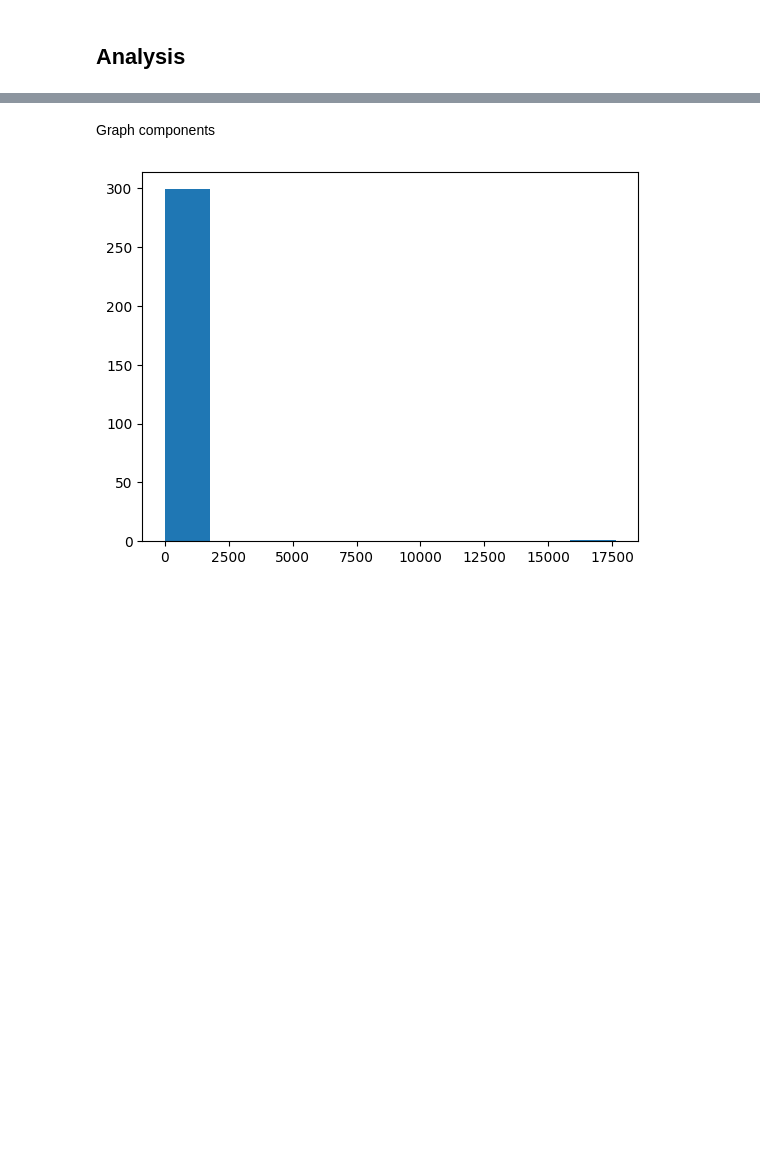
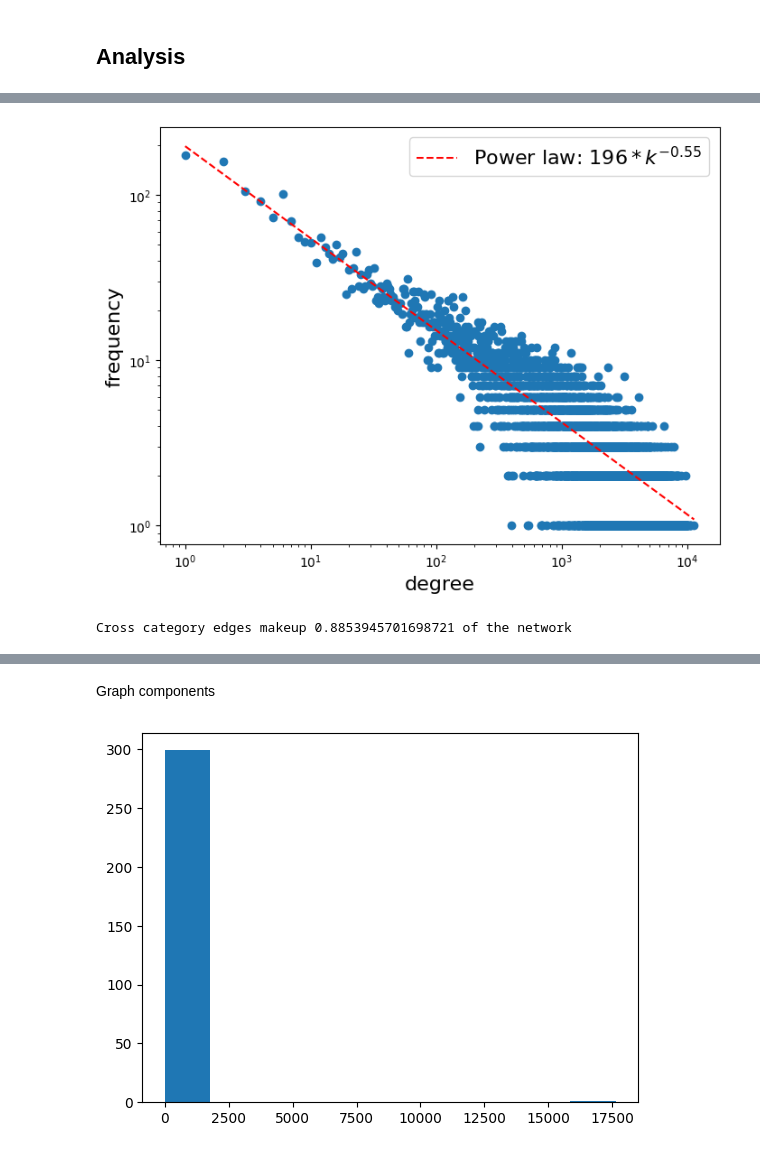
Before and after one commit to marceloslo/TP_MidiasSociais, a Jupyter notebook: Graph_analysis.ipynb, the cells around one changed output, grey strips where cells are left out. Drawn from its saved outputs; the diff is of its cells as text; code cells hidden in the pictures; blank space fills up the shorter version.

```diff
--- a/Graph_analysis.ipynb
+++ b/Graph_analysis.ipynb
@@ -55,0 +65,32 @@ for node in G.nodes:
+# %%
+cross_category_degrees = {}
+for node in tqdm(G.nodes):
+    cross_category_degrees[node] = sum([1 for u,v in G.edges(node) if G.nodes[v]['category'] != G.nodes[u]['category']])
+# %%
+target_func = func_powerlaw
+
+X, y = np.unique(list(cross_category_degrees.values()), return_counts=True)
+
+X=X[1:]
+y=y[1:]
+popt, pcov = curve_fit(target_func, X, y)
+
+plt.figure(figsize=(8, 6))
+plt.plot(X, target_func(X, *popt), '--',color='r',label=r'Power law: $196*k^{-0.55}$')
+plt.scatter(X,y)
+plt.loglog()
+plt.xlabel('degree',fontsize=16)
+plt.ylabel('frequency',fontsize=16)
+plt.legend(fontsize=16)
+plt.savefig('figures/cross_category_nodes_degrees.pdf',format='pdf')
+plt.show()
+# %% [output]
+[figure, added]
+# %%
+cross_category_edges = 0
+for u,v in tqdm(G.edges):
+    if G.nodes[u]['category']!=G.nodes[v]['category']:
+        cross_category_edges+=1
+print(f'Cross category edges makeup {cross_category_edges/len(G.edges)} of the network')
+# %% [output]
+Cross category edges makeup 0.8853945701698721 of the network
```
Also changed, not shown: parts of 62 cells of this notebook, 9 other files.
